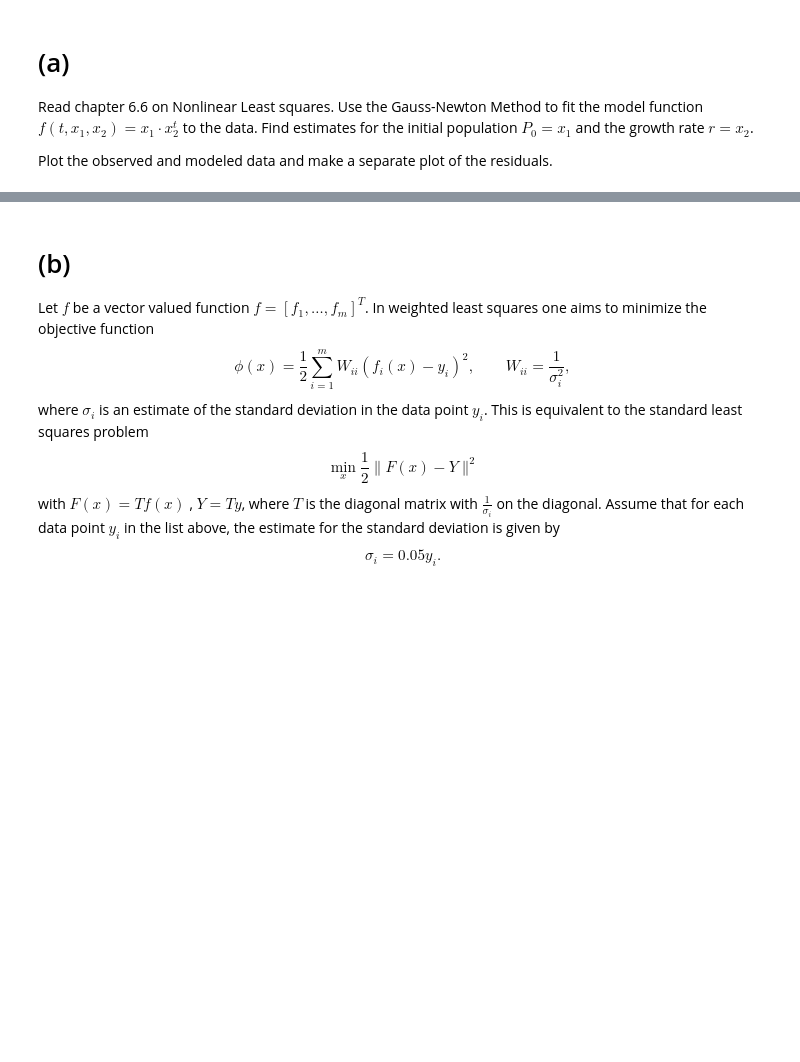
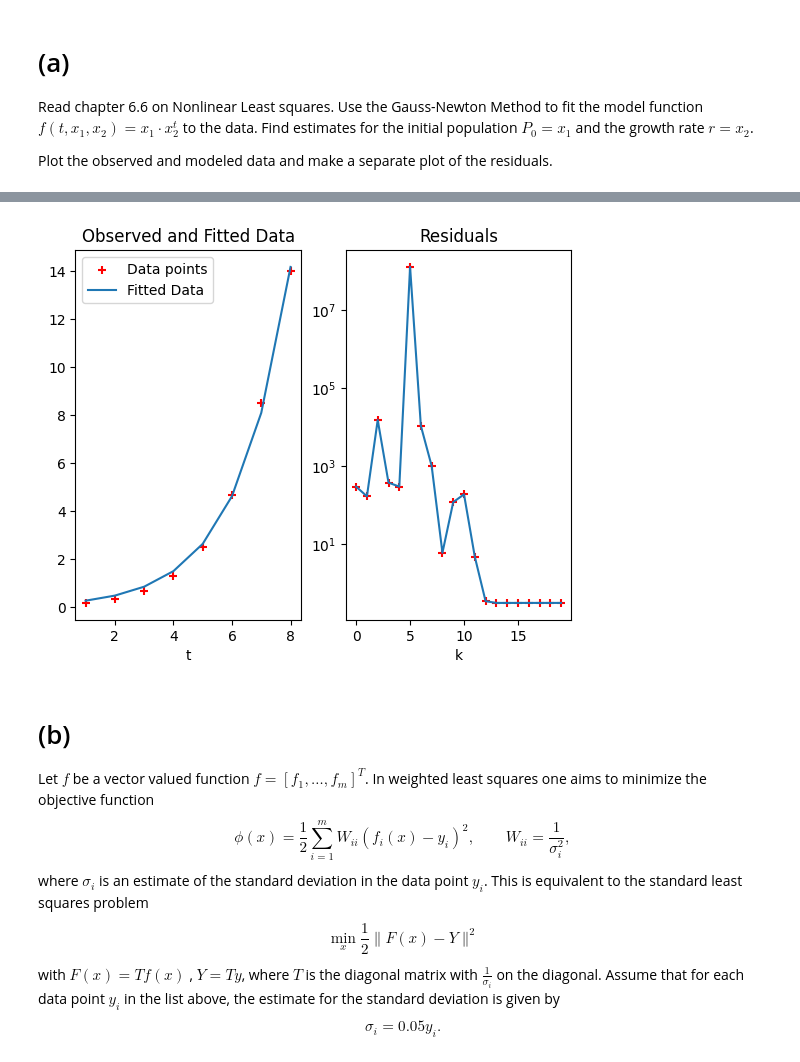
Before and after one commit to aM0NKE/NumericalAlgorithms, a Jupyter notebook: hw6_2022.ipynb, the cells around one changed output, grey strips where cells are left out. Drawn from its saved outputs; the diff is of its cells as text; code cells hidden in the pictures; blank space fills up the shorter version.

```diff
--- a/hw6_2022.ipynb
+++ b/hw6_2022.ipynb
@@ -35,3 +110,26 @@ Plot the observed and modeled data and make a separate plot of the residuals.
+# %%
+import matplotlib.pyplot as plt
+
+def plot(K, t, y, x, residuals_list):
+    plt.subplot(1, 2, 1)
+    plt.scatter(t, y, c="r", marker="+", label="Data points")
+    plt.plot(t, F(t, x[0], x[1]), label="Fitted Data")
+    plt.title("Observed and Fitted Data")
+    plt.xlabel("t")
+    plt.legend()
+
+    plt.subplot(1, 2, 2)
+    plt.scatter(np.linspace(0, K-1, K), residuals_list, c="r", marker="+")
+    plt.plot(np.linspace(0, K-1, K), residuals_list)
+    plt.title("Residuals")
+    plt.xlabel("k")
+    plt.yscale("log")
+
+    plt.show()
+
+plot(K, t, y, x, residuals_list)
+# %% [output]
+[figure, added]
 # %% [markdown]
 # (b)
 Let $f$ be a vector valued function $f = [ f_1, \ldots, f_m ]^T$. In weighted least squares one aims to minimize the objective function
```
Also changed, not shown: parts of 3 cells of this notebook.
